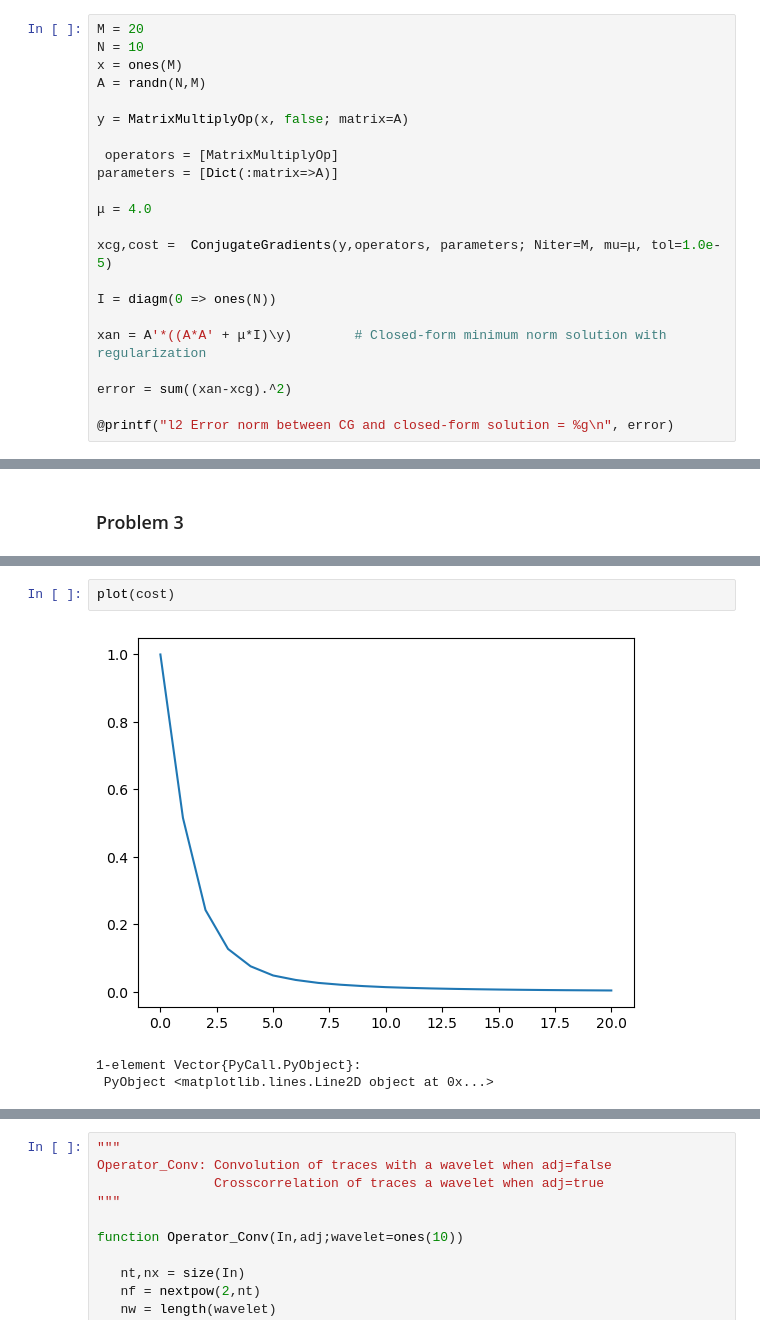
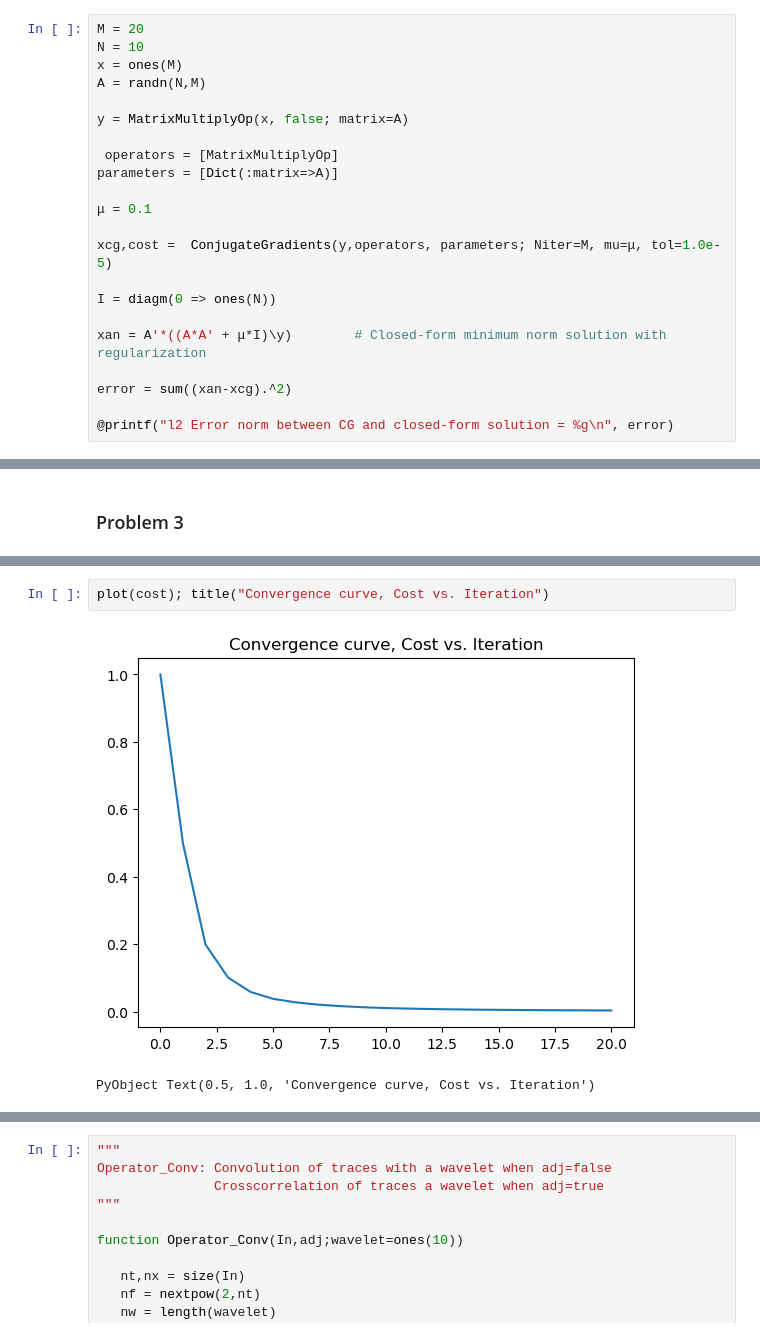
Before and after one commit to msacchi/SEP_lectures, a Jupyter notebook: ConjugateGradient_in_SeisReconstruction.ipynb, the cells around one changed output, grey strips where cells are left out. Saved outputs shown, nothing was run; the diff lists cells and outputs as text.

```diff
--- a/ConjugateGradient_in_SeisReconstruction.ipynb
+++ b/ConjugateGradient_in_SeisReconstruction.ipynb
@@ -77,7 +77,7 @@ y = MatrixMultiplyOp(x, false; matrix=A)
  operators = [MatrixMultiplyOp]
 parameters = [Dict(:matrix=>A)]
 
-μ = 4.0
+μ = 0.1
 
 xcg,cost =  ConjugateGradients(y,operators, parameters; Niter=M, mu=μ, tol=1.0e-5)
 
@@ -147,7 +148,6 @@ tight_layout()
 # %%
-plot(cost)
+plot(cost); title("Convergence curve, Cost vs. Iteration")
 # %% [output]
-[figure, old version]
+[figure, new version]
-1-element Vector{PyCall.PyObject}:
- PyObject <matplotlib.lines.Line2D object at 0x...>
+PyObject Text(0.5, 1.0, 'Convergence curve, Cost vs. Iteration')
 # %%
```
Also changed, not shown: parts of 7 cells of this notebook, 4 other files.
